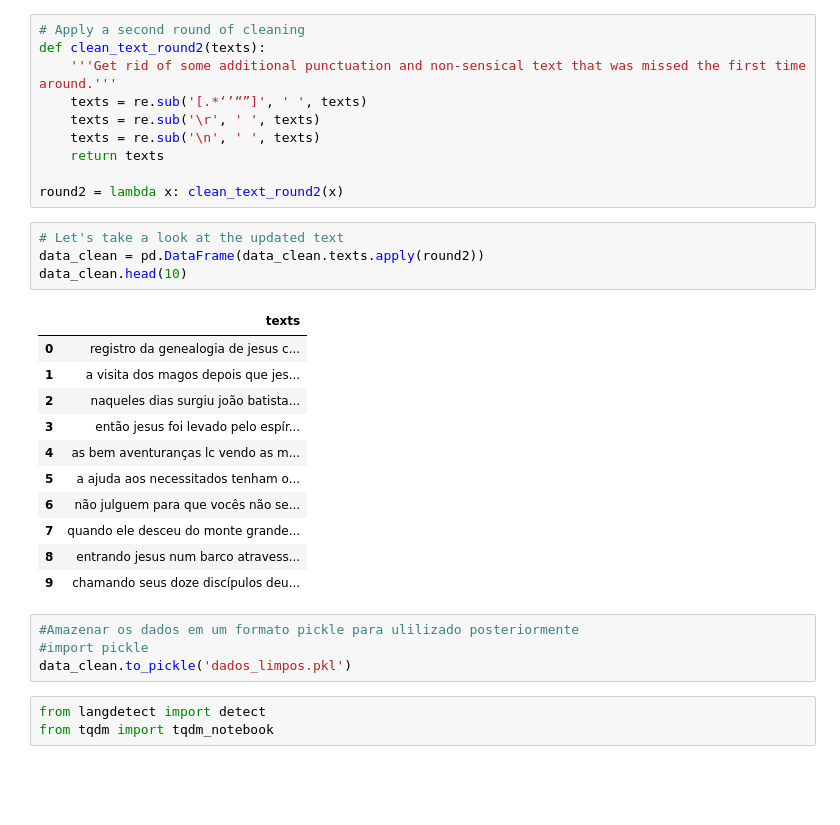
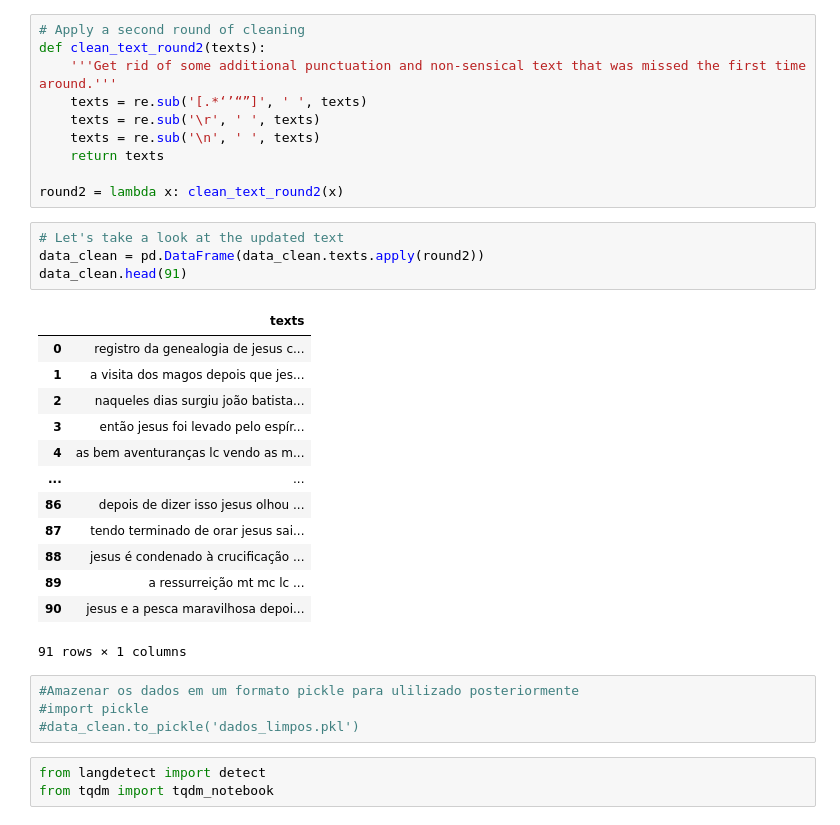
Before and after one commit to klemeragm/lda_academic_work, a Jupyter notebook: teste_LDA_Gospels_4.ipynb, the cells around one changed output. Cells and saved outputs as stored; diff of their text form; blank space fills up the shorter version.

```diff
--- a/teste_LDA_Gospels_4.ipynb
+++ b/teste_LDA_Gospels_4.ipynb
@@ -138,23 +138,25 @@ round2 = lambda x: clean_text_round2(x)
 # %%
 # Let's take a look at the updated text
 data_clean = pd.DataFrame(data_clean.texts.apply(round2))
-data_clean.head(10)
+data_clean.head(91)
 # %% [output]
 |  | texts |
 | 0 | registro da genealogia de jesus c... |
 | 1 | a visita dos magos depois que jes... |
 | 2 | naqueles dias surgiu joão batista... |
 | 3 | então jesus foi levado pelo espír... |
 | 4 | as bem aventuranças lc vendo as m... |
-| 5 | a ajuda aos necessitados tenham o... |
-| 6 | não julguem para que vocês não se... |
-| 7 | quando ele desceu do monte grande... |
-| 8 | entrando jesus num barco atravess... |
-| 9 | chamando seus doze discípulos deu... |
+| ... | ... |
+| 86 | depois de dizer isso jesus olhou ... |
+| 87 | tendo terminado de orar jesus sai... |
+| 88 | jesus é condenado à crucificação ... |
+| 89 | a ressurreição mt mc lc ... |
+| 90 | jesus e a pesca maravilhosa depoi... |
+91 rows × 1 columns
 # %%
 #Amazenar os dados em um formato pickle para ulilizado posteriormente
 #import pickle
-data_clean.to_pickle('dados_limpos.pkl')
+#data_clean.to_pickle('dados_limpos.pkl')
 # %%
 from langdetect import detect
 from tqdm import tqdm_notebook
```
Also changed, not shown: parts of 17 cells of this notebook, 8 other files.
